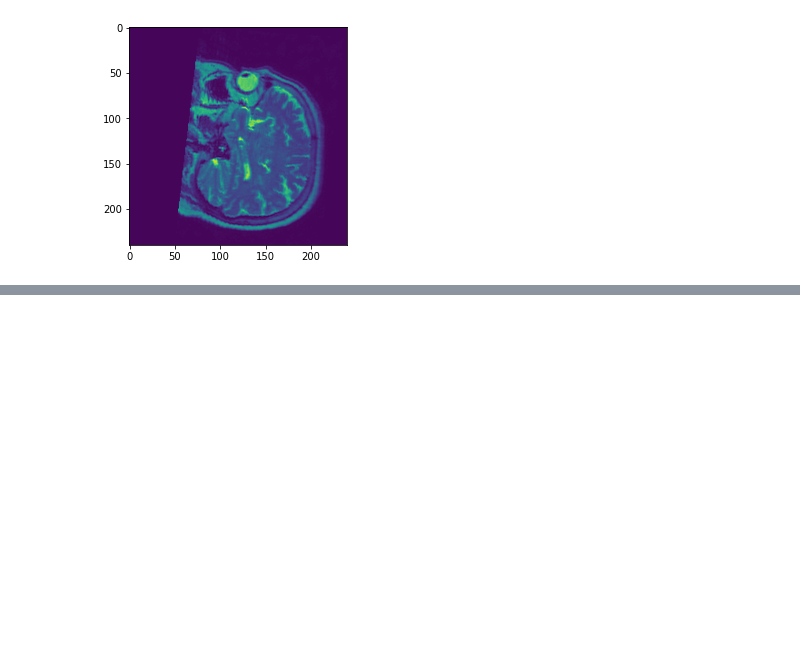
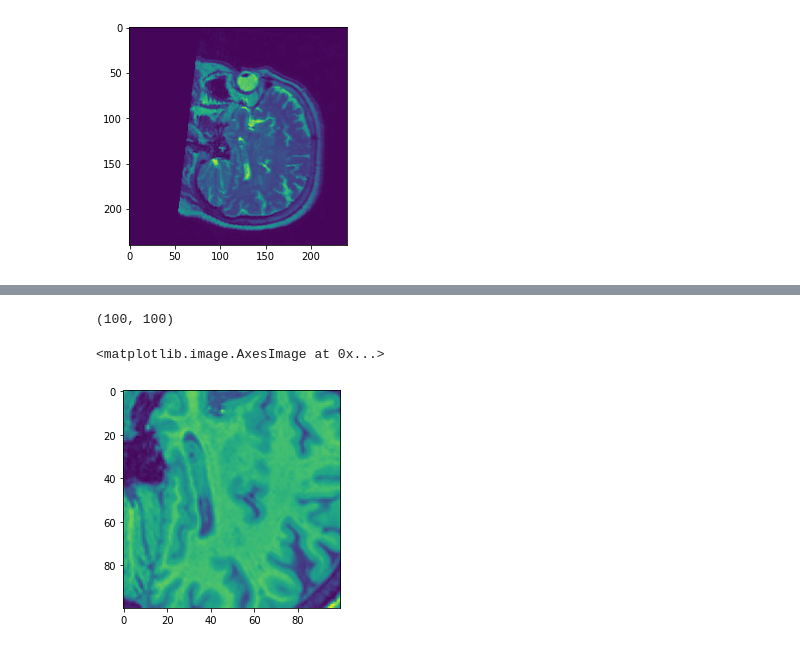
Before and after one commit to mikekwright/manning-medical-images-liveproject, a Jupyter notebook: lesson-02-dataset/dataset-coding.ipynb, the cells around one changed output, grey strips where cells are left out. Drawn from its saved outputs; the diff is of its cells as text; code cells hidden in the pictures; blank space fills up the shorter version.

```diff
--- a/lesson-02-dataset/dataset-coding.ipynb
+++ b/lesson-02-dataset/dataset-coding.ipynb
@@ -131,0 +131,46 @@ plt.imshow(target)
+# %%
+import numpy as np
+
+
+class Random3DCrop:
+    def __init__(self, crop_size, seed=42):
+        if type(crop_size) == int:
+            crop_size = (crop_size, crop_size)
+        self.crop_size = crop_size
+        self.random = np.random.RandomState(seed=seed)
+
+    def calculate_image_offsets(self, image_shape):
+        x_size = image_shape[0] - self.crop_size[0]
+        x_offset = self.random.choice(x_size)
+
+        y_size = image_shape[1] - self.crop_size[1]
+        y_offset = self.random.choice(y_size)
+
+        return (x_offset, x_offset+self.crop_size[0], y_offset, y_offset + self.crop_size[1])
+
+    def __call__(self, data):
+        src_image, target_image = data
+        assert src_image.shape == target_image.shape
+        if self.crop_size[0] > src_image.shape[0] or self.crop_size[1] > src_image.shape[1]:
+            raise Exception("The crop size is to large for the supplied image")
+
+        image_offsets = self.calculate_image_offsets(src_image.shape)
+
+        modified_src = src_image[image_offsets[0]:image_offsets[1], image_offsets[2]:image_offsets[3]]
+        modified_target = target_image[image_offsets[0]:image_offsets[1], image_offsets[2]:image_offsets[3]]
+
+        return (modified_src, modified_target)
+# %%
+transformer = Random3DCrop(100)
+transformer.crop_size
+# %% [output]
+(100, 100)
+# %%
+dataset = NifTiDataset(src_path='../data/hh/t1', target_path='../data/hh/t2', total_layers=180, layer_count=10, transformer=transformer)
+
+src, target = dataset[10]
+
+plt.imshow(src)
+# %% [output]
+<matplotlib.image.AxesImage at 0x...>
+[figure, added]
```
Also changed, not shown: parts of 6 cells of this notebook.
